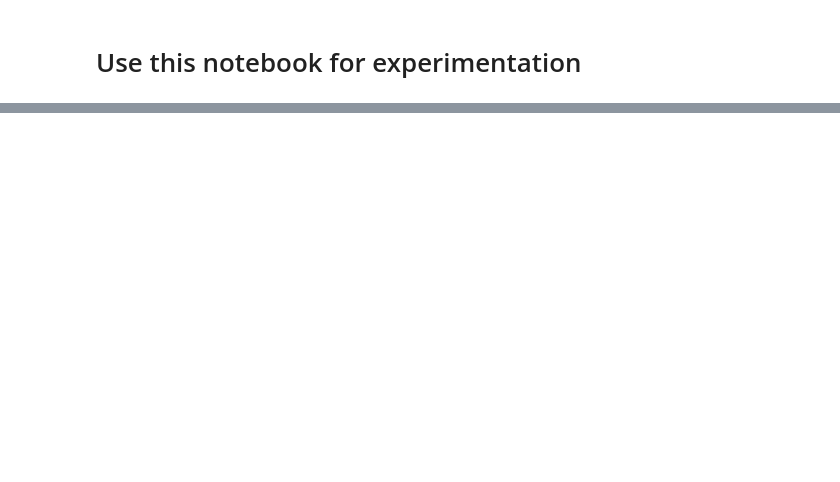
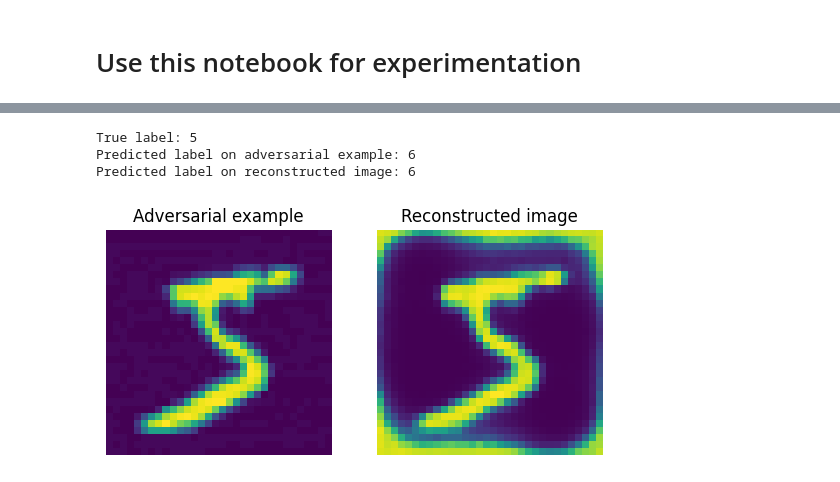
Before and after one commit to TychonBos/RTDM, a Jupyter notebook: experiments.ipynb, the cells around one changed output, grey strips where cells are left out. Saved outputs shown, nothing was run; the diff lists cells and outputs as text; code cells hidden in the pictures; blank space fills up the shorter version.

```diff
--- a/experiments.ipynb
+++ b/experiments.ipynb
@@ -28,33 +35,38 @@ with tf.keras.utils.custom_object_scope({
 # %%
 # Predict
 imgs, labels = list(data_train.take(1))[0]
 adv_imgs = fgsm(classifier, tf.keras.losses.CategoricalCrossentropy(), imgs, labels)
 adv_predictions = classifier(adv_imgs)
 z = encoder(adv_imgs)
 reconstructed = decoder(z)
 predictions = classifier(reconstructed)
 
 # Plot
 for (adv_img, rec, label, pred, adv_pred) in zip(adv_imgs, reconstructed, labels, predictions, adv_predictions):
     # Clear display
     IPython.display.clear_output()
     # Create subplots
     fig, (ax1, ax2) = plt.subplots(1, 2)
     # Plot the original image
     ax1.imshow(adv_img)
-    ax1.set_title("Original Image")
+    ax1.set_title("Adversarial example")
     ax1.axis('off')
     # Plot the reconstructed image
     ax2.imshow(rec)
-    ax2.set_title("Reconstructed Image")
+    ax2.set_title("Reconstructed image")
     ax2.axis('off')
-    plt.show()
     # Add context
     print(f"True label: {tf.math.argmax(label).numpy()}\
-          \nPredicted label on processed image: {tf.math.argmax(pred).numpy()}\
-          \nPredicted label on adversarial example: {tf.math.argmax(adv_pred).numpy()}")
+            \nPredicted label on adversarial example: {tf.math.argmax(adv_pred).numpy()}\
+            \nPredicted label on reconstructed image: {tf.math.argmax(pred).numpy()}")
     # Show for some time
+    plt.show()
     time.sleep(2)
+# %% [output]
+True label: 5
+Predicted label on adversarial example: 6
+Predicted label on reconstructed image: 6
+[figure, added]
 # %%
 # Plot training progress
 history = json.load(open("history.json", mode="r"))
```
Also changed, not shown: parts of 3 cells of this notebook, 4 other files.
